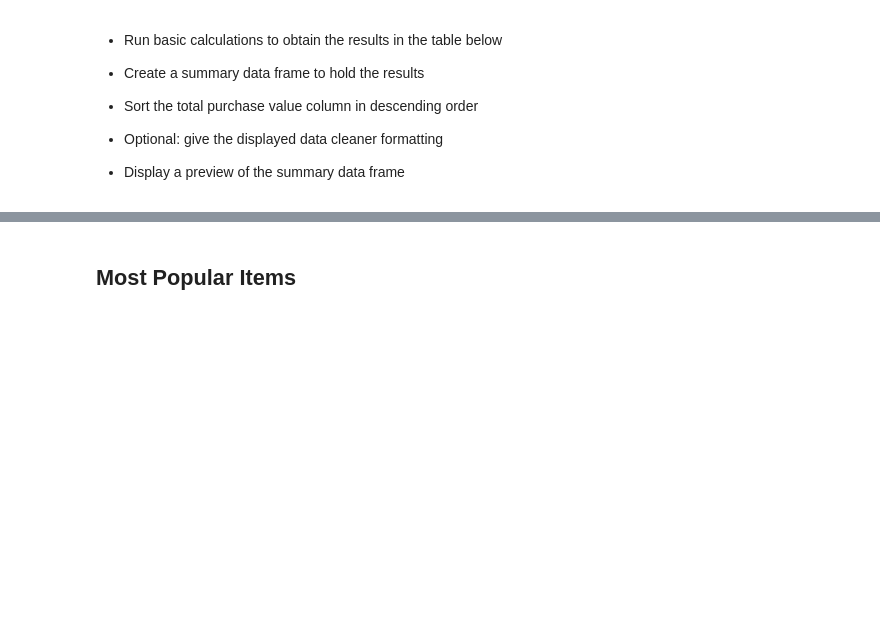
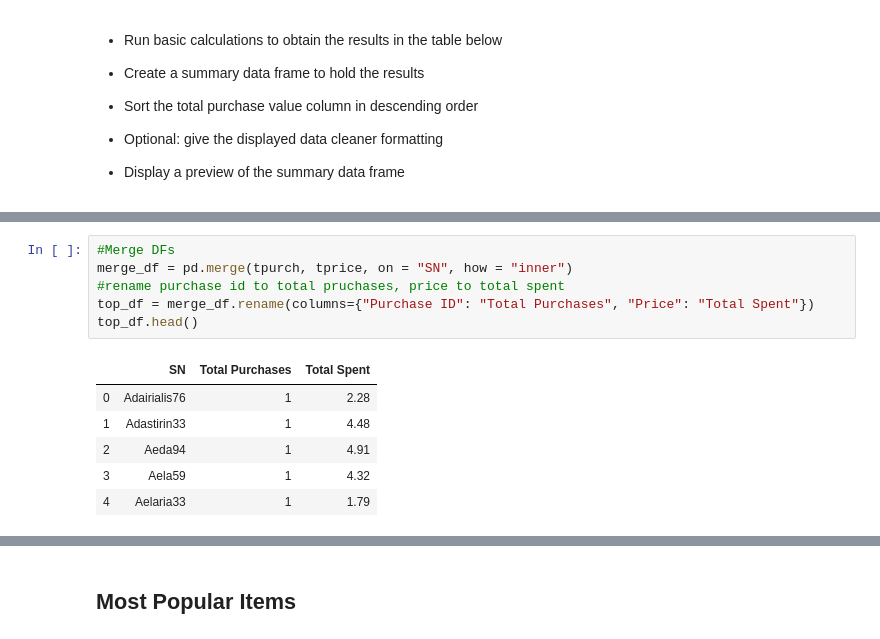
Before and after one commit to UncelSoogar/SMU_Homework, a Jupyter notebook: Submissions/4_Pandas/HeroesOfPymoli/HeroesOfPymoli.ipynb, the cells around one changed output, grey strips where cells are left out. Drawn from its saved outputs; the diff is of its cells as text; blank space fills up the shorter version.

```diff
--- a/Submissions/4_Pandas/HeroesOfPymoli/HeroesOfPymoli.ipynb
+++ b/Submissions/4_Pandas/HeroesOfPymoli/HeroesOfPymoli.ipynb
@@ -358,0 +380,13 @@ age_aggs.head()
+# %%
+#Merge DFs
+merge_df = pd.merge(tpurch, tprice, on = "SN", how = "inner")
+#rename purchase id to total pruchases, price to total spent
+top_df = merge_df.rename(columns={"Purchase ID": "Total Purchases", "Price": "Total Spent"})
+top_df.head()
+# %% [output]
+|  | SN | Total Purchases | Total Spent |
+| 0 | Adairialis76 | 1 | 2.28 |
+| 1 | Adastirin33 | 1 | 4.48 |
+| 2 | Aeda94 | 1 | 4.91 |
+| 3 | Aela59 | 1 | 4.32 |
+| 4 | Aelaria33 | 1 | 1.79 |
```
Also changed, not shown: parts of 6 cells of this notebook.
